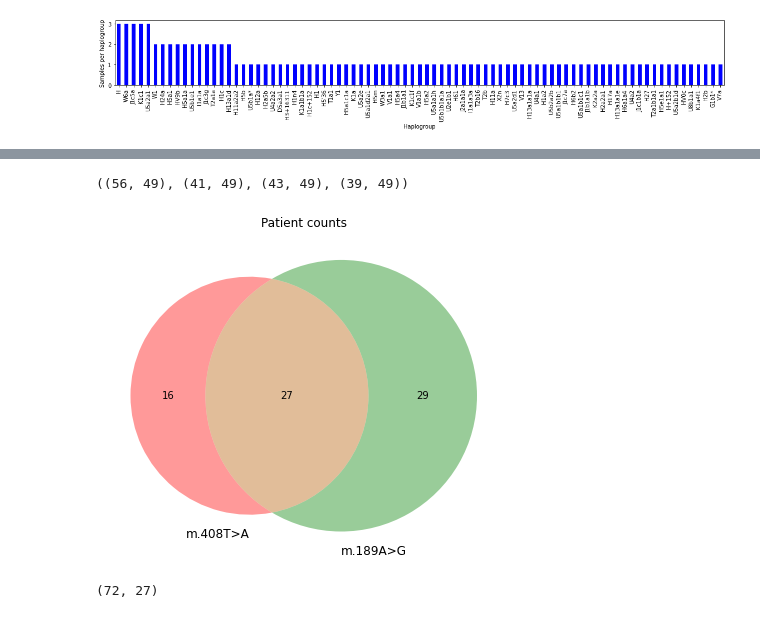
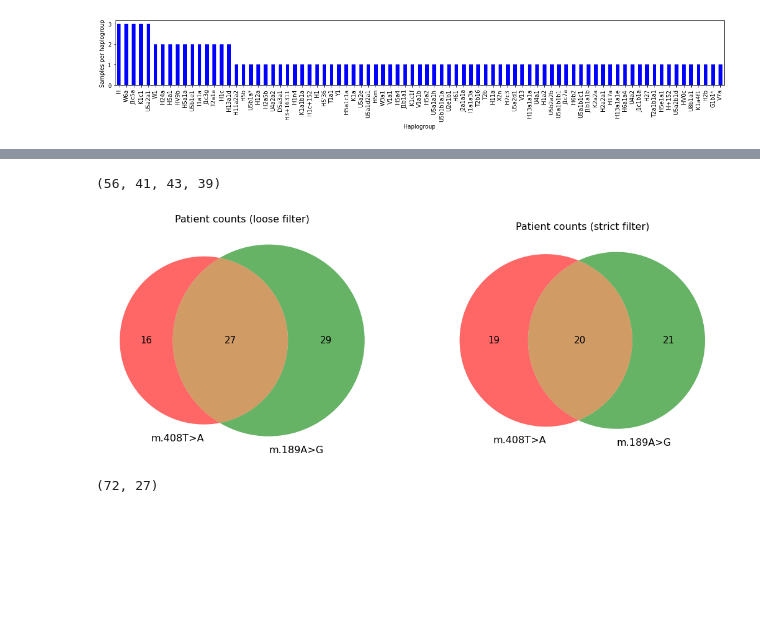
Before and after one commit to mitoclub/MCPA_osteoarthritic, a Jupyter notebook: scripts/haplogroup_analyse.ipynb, the cells around one changed output, grey strips where cells are left out. Saved outputs shown, nothing was run; the diff lists cells and outputs as text; code cells hidden in the pictures; blank space fills up the shorter version.

Commit message:
beautiful venn

```diff
--- a/scripts/haplogroup_analyse.ipynb
+++ b/scripts/haplogroup_analyse.ipynb
@@ -49,7 +49,7 @@ plt.show()
 # %% [output]
 [figure]
 # %%
-df_mut = pd.read_excel('../data/Suplementary_File_S1_Clinical_data_of_Osteoarthritic_cohort.xlsx',
+df_mut = pd.read_excel('../data/Supplementary_File_S1_Clinical_data_of_Osteoarthritic_cohort.xlsx',
               sheet_name='Data', index_col=0)
 df_mut['mut_T408A'] = (df_mut['SNP_position'] == '408.0') & (df_mut['SNP_type'] == 'T>A')
 df_mut['mut_A189G'] = (df_mut['SNP_position'] == '189.0') & (df_mut['SNP_type'] == 'A>G')
@@ -71,0 +81,3 @@ df_mut
+# %%
+df_mut['label'] = df_mut.apply(lambda x: 'm.'+str(x.SNP_position).replace('.0', '')+str(x.SNP_type), axis=1)
+df_mut.groupby('MitoHPC_filter_type')['label'].value_counts().unstack()
@@ -86,22 +104,41 @@ carriers_189_loose = df_mut[(df_mut.MitoHPC_filter_type == 'loose') & (df_mut.mu
 carriers_408_strict = df_mut[(df_mut.MitoHPC_filter_type == 'strict') & (df_mut.mut_T408A)]
 carriers_189_strict = df_mut[(df_mut.MitoHPC_filter_type == 'strict') & (df_mut.mut_A189G)]
 
-carriers_189_loose.shape, carriers_189_strict.shape, carriers_408_loose.shape, carriers_408_strict.shape
+carriers_189_loose.shape[0], carriers_189_strict.shape[0], carriers_408_loose.shape[0], carriers_408_strict.shape[0]
 # %% [output]
-((56, 49), (41, 49), (43, 49), (39, 49))
+(56, 41, 43, 39)
 # %%
 from matplotlib_venn import venn2
 
-set1 = set(df_mut.index[df_mut['mut_T408A']])
-set2 = set(df_mut.index[df_mut['mut_A189G']])
+set1 = set(carriers_408_loose.index)
+set2 = set(carriers_189_loose.index)
+set3 = set(carriers_408_strict.index)
+set4 = set(carriers_189_strict.index)
 
-plt.figure(figsize=(8, 6))
-venn2((set1, set2), ('m.408T>A', 'm.189A>G',))
-plt.title('Patient counts')
+alpha = 0.6
+
+plt.figure(figsize=(18, 9))
+plt.subplot(121)
+v1 = venn2((set1, set2), ('m.408T>A', 'm.189A>G',), alpha=alpha)
+plt.title('Patient counts (loose filter)', fontsize=16)
+for text in v1.set_labels:
+    text.set_fontsize(16)
+for x in range(len(v1.subset_labels)):
+    if v1.subset_labels[x] is not None:
+        v1.subset_labels[x].set_fontsize(15)
+
+plt.subplot(122)
+v2 = venn2((set3, set4), ('m.408T>A', 'm.189A>G',), alpha=alpha)
+for text in v2.set_labels:
+    text.set_fontsize(16)
+for x in range(len(v2.subset_labels)):
+    if v2.subset_labels[x] is not None:
+        v2.subset_labels[x].set_fontsize(15)
+plt.title('Patient counts (strict filter)', fontsize=16)
 plt.savefig('../figures/patients_with_mutations.pdf')
 plt.show()
 # %% [output]
-[figure, old version]
+[figure, new version]
 # %%
 len(set1.union(set2)), len(set1.intersection(set2))
 # %% [output]
```
Also changed, not shown: parts of 4 cells of this notebook, 1 other file.
